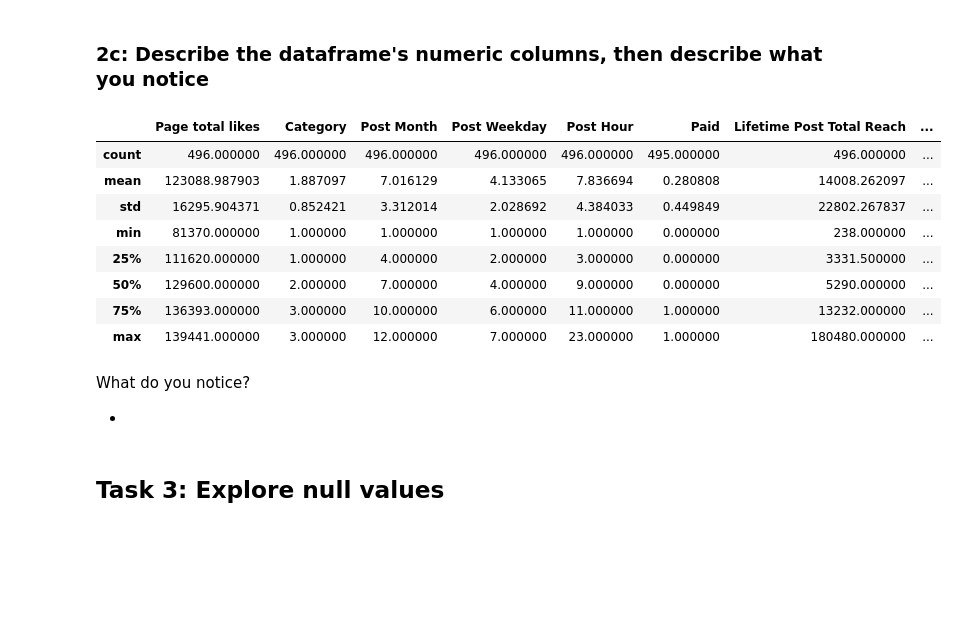
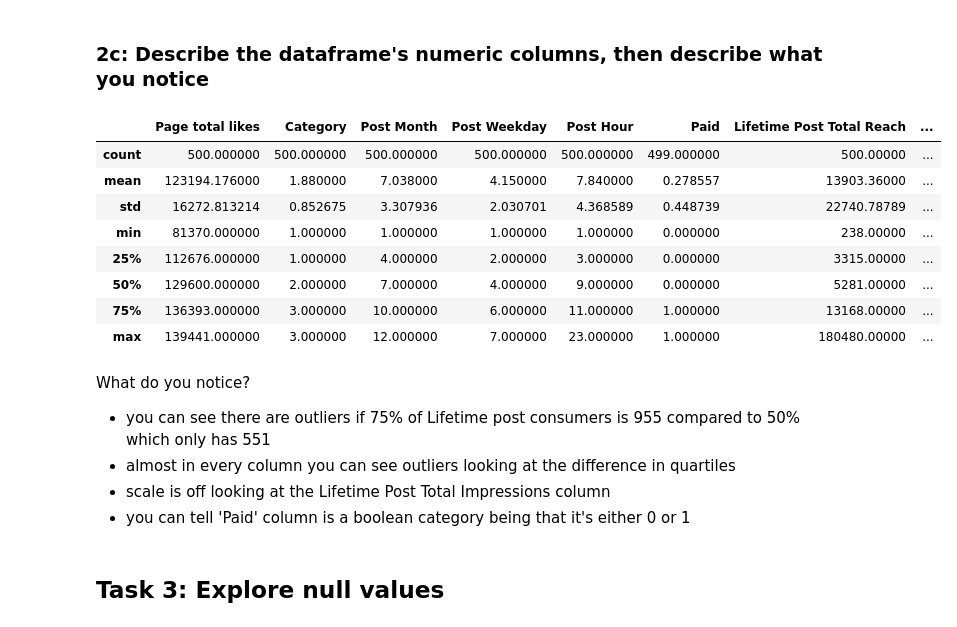
Before and after one commit to tkhendrix22/NYC-DS-091922, a Jupyter notebook: CodeChallengeReviews/Phase1/P1-Code-Challenge-Review.ipynb, the cells around one changed output. Cells and saved outputs as stored; diff of their text form; code cells hidden in the pictures; blank space fills up the shorter version.

```diff
--- a/CodeChallengeReviews/Phase1/P1-Code-Challenge-Review.ipynb
+++ b/CodeChallengeReviews/Phase1/P1-Code-Challenge-Review.ipynb
@@ -121,20 +120,16 @@ What do you notice?
 # call_on_students(1)
 # %%
 # Your code here
-num_type = ['float64', 'int64']
-numeric = df.select_dtypes(include=num_type)
+#num_type = ['float64', 'int64']
+#numeric = df.select_dtypes(include=num_type)
 numeric.describe()
 # %% [output]
 |  | Page total likes | Category | Post Month | Post Weekday | Post Hour | Paid | Lifetime Post Total Reach | ... |
-| count | 496.000000 | 496.000000 | 496.000000 | 496.000000 | 496.000000 | 495.000000 | 496.000000 | ... |
-| mean | 123088.987903 | 1.887097 | 7.016129 | 4.133065 | 7.836694 | 0.280808 | 14008.262097 | ... |
-| std | 16295.904371 | 0.852421 | 3.312014 | 2.028692 | 4.384033 | 0.449849 | 22802.267837 | ... |
-| min | 81370.000000 | 1.000000 | 1.000000 | 1.000000 | 1.000000 | 0.000000 | 238.000000 | ... |
-| 25% | 111620.000000 | 1.000000 | 4.000000 | 2.000000 | 3.000000 | 0.000000 | 3331.500000 | ... |
-| 50% | 129600.000000 | 2.000000 | 7.000000 | 4.000000 | 9.000000 | 0.000000 | 5290.000000 | ... |
-| 75% | 136393.000000 | 3.000000 | 10.000000 | 6.000000 | 11.000000 | 1.000000 | 13232.000000 | ... |
-| max | 139441.000000 | 3.000000 | 12.000000 | 7.000000 | 23.000000 | 1.000000 | 180480.000000 | ... |
+| count | 500.000000 | 500.000000 | 500.000000 | 500.000000 | 500.000000 | 499.000000 | 500.00000 | ... |
+| mean | 123194.176000 | 1.880000 | 7.038000 | 4.150000 | 7.840000 | 0.278557 | 13903.36000 | ... |
+| std | 16272.813214 | 0.852675 | 3.307936 | 2.030701 | 4.368589 | 0.448739 | 22740.78789 | ... |
+| min | 81370.000000 | 1.000000 | 1.000000 | 1.000000 | 1.000000 | 0.000000 | 238.00000 | ... |
+| 25% | 112676.000000 | 1.000000 | 4.000000 | 2.000000 | 3.000000 | 0.000000 | 3315.00000 | ... |
+| 50% | 129600.000000 | 2.000000 | 7.000000 | 4.000000 | 9.000000 | 0.000000 | 5281.00000 | ... |
+| 75% | 136393.000000 | 3.000000 | 10.000000 | 6.000000 | 11.000000 | 1.000000 | 13168.00000 | ... |
+| max | 139441.000000 | 3.000000 | 12.000000 | 7.000000 | 23.000000 | 1.000000 | 180480.00000 | ... |
-# %% [markdown]
-What do you notice?
-
--
@@ -141,3 +139,10 @@ What do you notice?
+# %% [markdown]
+What do you notice?
+
+- you can see there are outliers if 75% of Lifetime post consumers is 955 compared to 50% which only has 551
+- almost in every column you can see outliers looking at the difference in quartiles
+- scale is off looking at the Lifetime Post Total Impressions column
+- you can tell 'Paid' column is a boolean category being that it's either 0 or 1
 # %% [markdown]
 ## Task 3: Explore null values
 # %% [markdown]
```
Also changed, not shown: parts of 29 cells of this notebook.
